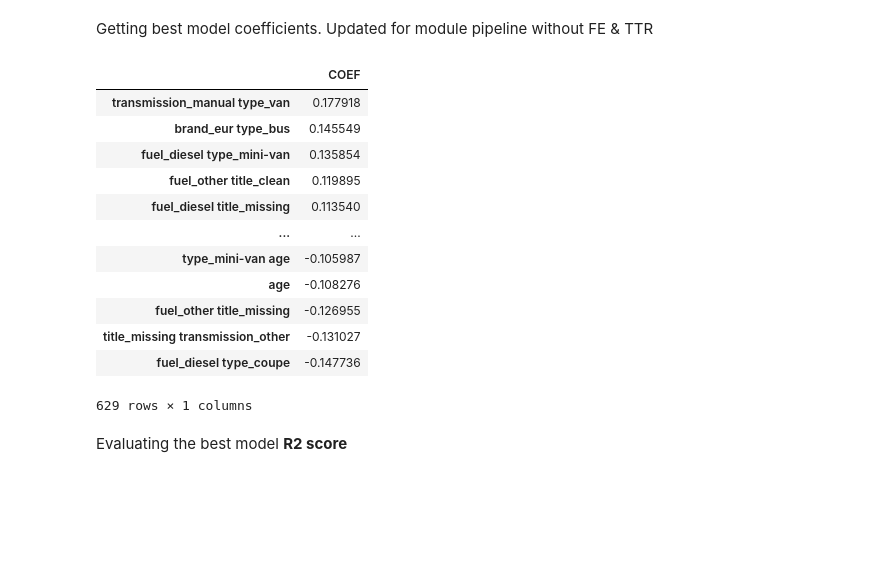
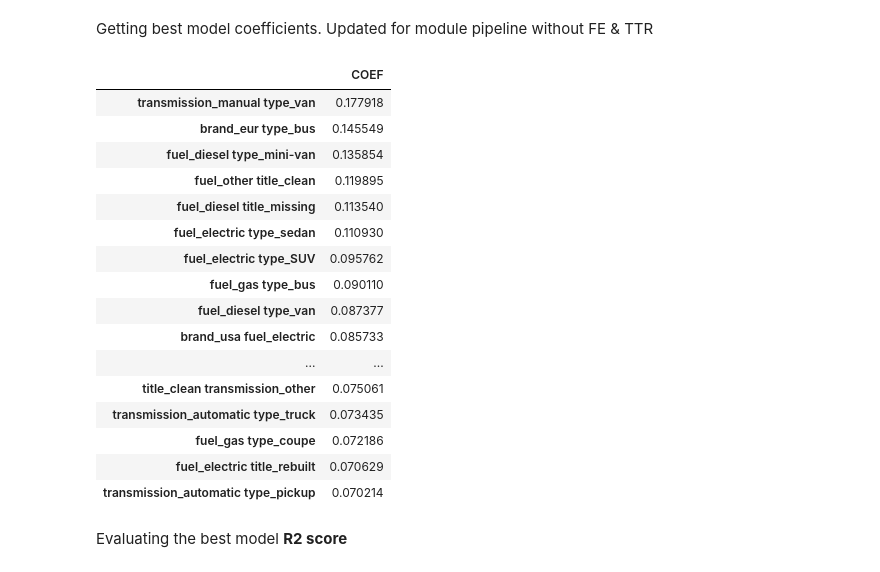
Before and after one commit to ricardoyepez01/assignment-11.1, a Jupyter notebook: ryepez_Module-11.ipynb, the cells around one changed output. Saved outputs shown, nothing was run; the diff lists cells and outputs as text; code cells hidden in the pictures; blank space fills up the shorter version.

```diff
--- a/ryepez_Module-11.ipynb
+++ b/ryepez_Module-11.ipynb
@@ -1065,26 +1066,30 @@ Getting best model coefficients. Updated for module pipeline without FE & TTR
 # %%
 #ridge_coefs = pd.DataFrame(ridge_model.named_steps['ridge'].regressor_.coef_,
 #                           index=[ridge_model.named_steps['polyfeat'].get_feature_names_out()],
 #                           columns=['COEF']).sort_values(by=['COEF'], ascending=False)
 
 ridge_coefs = pd.DataFrame(ridge_model.named_steps['ridge'].coef_,
                            index=[ridge_model.named_steps['polyfeat'].get_feature_names_out()],
                            columns=['COEF'])
-ridge_coefs.sort_values(by=['COEF'], ascending=False)
+ridge_coefs.sort_values(by=['COEF'], ascending=False).head(20)
 # %% [output]
 |  | COEF |
 | transmission_manual type_van | 0.177918 |
 | brand_eur type_bus | 0.145549 |
 | fuel_diesel type_mini-van | 0.135854 |
 | fuel_other title_clean | 0.119895 |
 | fuel_diesel title_missing | 0.113540 |
+| fuel_electric type_sedan | 0.110930 |
+| fuel_electric type_SUV | 0.095762 |
+| fuel_gas type_bus | 0.090110 |
+| fuel_diesel type_van | 0.087377 |
+| brand_usa fuel_electric | 0.085733 |
 | ... | ... |
-| type_mini-van age | -0.105987 |
-| age | -0.108276 |
-| fuel_other title_missing | -0.126955 |
-| title_missing transmission_other | -0.131027 |
-| fuel_diesel type_coupe | -0.147736 |
+| title_clean transmission_other | 0.075061 |
+| transmission_automatic type_truck | 0.073435 |
+| fuel_gas type_coupe | 0.072186 |
+| fuel_electric title_rebuilt | 0.070629 |
+| transmission_automatic type_pickup | 0.070214 |
-629 rows × 1 columns
 # %% [markdown]
 Evaluating the best model **R2 score**
 # %%
```
Also changed, not shown: parts of 13 cells of this notebook, 2 other files.
